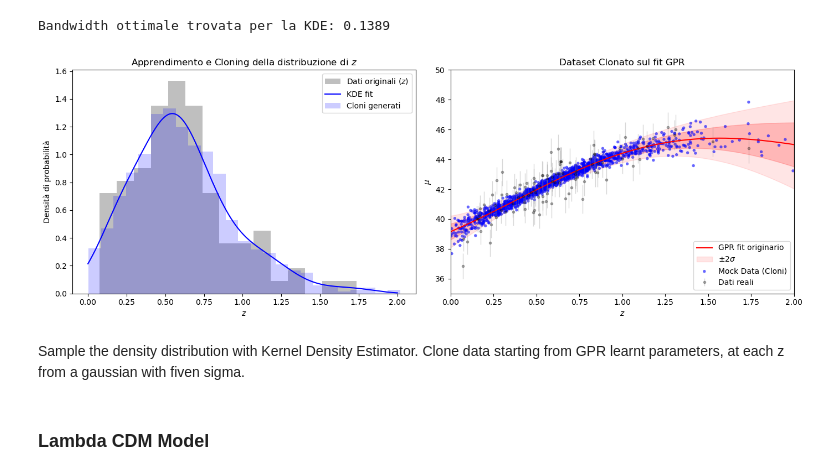
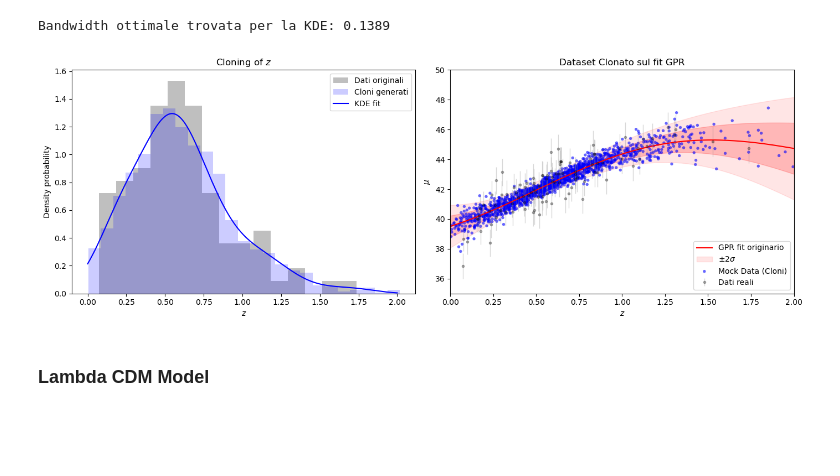
Before and after one commit to fraeck61/astrostatistics_bicocca_2026, a Jupyter notebook: exam_exercises/lecture_18.ipynb, the cells around one changed output. Drawn from its saved outputs; the diff is of its cells as text; code cells hidden in the pictures; blank space fills up the shorter version.

```diff
--- a/exam_exercises/lecture_18.ipynb
+++ b/exam_exercises/lecture_18.ipynb
@@ -114,61 +114,54 @@ plt.ylim(35,50)
 from sklearn.neighbors import KernelDensity
 from sklearn.model_selection import GridSearchCV
 
-# kde on redshift, log
+#kde on redshift, log
 bandwidths = 10 ** np.linspace(-2, 0, 50)
-grid = GridSearchCV(KernelDensity(kernel='gaussian'),
-                    {'bandwidth': bandwidths},
-                    cv=5)
+grid = GridSearchCV(KernelDensity(kernel='gaussian'),{'bandwidth': bandwidths},cv=5)
 grid.fit(z_sample[:, None])
 
 kde = grid.best_estimator_
 print(rf"Bandwidth ottimale trovata per la KDE: {kde.bandwidth:.4f}")
 
-# clone data
 n_clones = 1500
-
-# Campioniamo i nuovi redshift dalla KDE
+#Campioniamo i nuovi redshift dalla KDE
 z_clone = kde.sample(n_clones, random_state=42)
-
-# Il redshift non può essere negativo per definizione
 z_clone = z_clone[z_clone[:, 0] > 0]
 
+#curva best fit con errore locale
 mu_pred, dmu_pred = gpr.predict(z_clone, return_std=True)
 mu_clone = np.random.normal(mu_pred, dmu_pred)
 # %% [output]
 Bandwidth ottimale trovata per la KDE: 0.1389
 # %%
 fig, ax = plt.subplots(1, 2, figsize=(14, 5))
-ax[0].hist(z_sample, bins=15, density=True, color='gray', alpha=0.5, label='Dati originali ($z$)')
+ax[0].hist(z_sample, bins=15, density=True, color='gray', alpha=0.5, label='Dati originali')
 
 z_grid = np.linspace(0, 2, 500)
 kde_pdf = np.exp(kde.score_samples(z_grid[:, None]))
+ax[0].hist(z_clone, bins=25, density=True, color='blue', alpha=0.2, label='Cloni generati')
 ax[0].plot(z_grid, kde_pdf, '-b', label='KDE fit')
-ax[0].hist(z_clone, bins=25, density=True, color='blue', alpha=0.2, label='Cloni generati')
 ax[0].set_xlabel('$z$')
-ax[0].set_ylabel('Densità di probabilità')
+ax[0].set_ylabel('Density probability')
 ax[0].legend()
-ax[0].set_title('Apprendimento e Cloning della distribuzione di $z$')
+ax[0].set_title('Cloning of $z$')
 
 
 ax[1].plot(z_fit, mu_fit, '-r', label='GPR fit originario')
 ax[1].fill_between(z_fit, mu_fit - dmu_fit, mu_fit + dmu_fit, color='r', alpha=0.2)
 ax[1].fill_between(z_fit, mu_fit - 2*dmu_fit, mu_fit + 2*dmu_fit, color='r', alpha=0.1, label=rf'$\pm 2\sigma$')
 ax[1].errorbar(z_sample, mu_sample, dmu, fmt='.k', ecolor='gray', lw=1, alpha=0.3, label='Dati reali')
 ax[1].scatter(z_clone, mu_clone, s=15, color='blue', alpha=0.6, edgecolors='none', label='Mock Data (Cloni)')
 ax[1].set_xlabel('$z$')
-ax[1].set_ylabel('$\mu$')
+ax[1].set_ylabel(rf'$\mu$')
 ax[1].legend(loc='lower right')
 ax[1].set_xlim(0, 2)
 ax[1].set_ylim(35, 50)
 ax[1].set_title('Dataset Clonato sul fit GPR')
 
 plt.tight_layout()
 plt.show()
 # %% [output]
-[figure, old version]
+[figure, new version]
-# %% [markdown]
-Sample the density distribution with Kernel Density Estimator. Clone data starting from GPR learnt parameters, at each z from a gaussian with fiven sigma.
 # %% [markdown]
 ### Lambda CDM Model
 # %%
```
Also changed, not shown: parts of 4 cells of this notebook.
